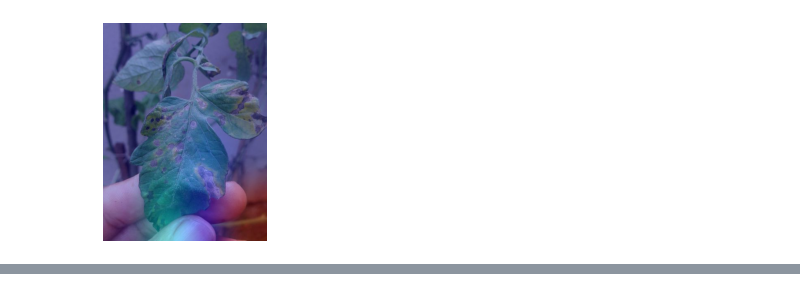
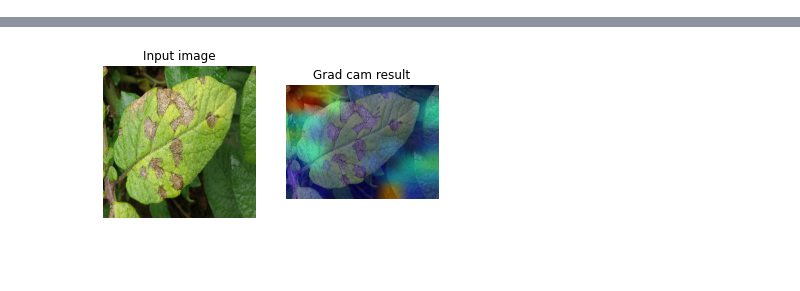
Before and after one commit to RajatShah03/plant-disease-classifier-e2e, a Jupyter notebook: grad-cam.ipynb, the cells around one changed output, grey strips where cells are left out. Drawn from its saved outputs; the diff is of its cells as text; code cells hidden in the pictures; blank space fills up the shorter version.

```diff
--- a/grad-cam.ipynb
+++ b/grad-cam.ipynb
@@ -39,5 +43,5 @@ _________________________________________________________________
 # %%
-last_conv_layer_name = "conv2d_5"
+last_conv_layer_name = "conv5_block3_out"
 # %%
 model.inputs, model.get_layer(last_conv_layer_name)
 # %% [output]
@@ -75,7 +79,7 @@ def make_gradcam_heatmap(img_arr, model, last_conv_layer_name, pred_idx=None):
     heatmap = tf.maximum(heatmap, 0) / tf.math.reduce_max(heatmap)
     return heatmap.numpy()
 # %%
-def save_and_display_gradcam(img_path, heatmap, cam_path="cam.jpg", alpha=0.4):
+def save_and_get_gradcam(img_path, heatmap, cam_path="cam.jpg", alpha=0.4):
     img = Keras.preprocessing.image.load_img(img_path)
     img = Keras.preprocessing.image.img_to_array(img)
 
@@ -95,12 +99,4 @@ def save_and_display_gradcam(img_path, heatmap, cam_path="cam.jpg", alpha=0.4):
 
     superimposed_img.save(cam_path)
 
-    plt.imshow(superimposed_img)
-    plt.axis("off")
+    return superimposed_img
-# %%
-img_path = "test-images/early-blight-tomato-1550839948.jpg"
-
-img_array = get_img_array(img_path, INPUT_SIZE)
-
-plt.imshow(np.squeeze(img_array).astype("uint8"))
-plt.axis("off");
@@ -117,6 +103,28 @@ Predicted: Potato___Late_blight
-# %%
-heatmap = make_gradcam_heatmap(img_array, model, last_conv_layer_name)
-
-save_and_display_gradcam(img_path, heatmap, alpha=0.6)
-# %% [output]
-[figure, removed]
+# %%
+def view_cam(img_path, alpha=0.5):
+    img_array = get_img_array(img_path, INPUT_SIZE)
+    class_names = pd.read_csv("assets/class_names.csv")["labels"].tolist()
+    pred = model.predict(img_array)
+    heatmap = make_gradcam_heatmap(img_array, model, last_conv_layer_name)
+
+    if not os.path.exists(cam_path):
+        os.mkdir(cam_path)
+    cam_n = max([int(i.split(".")[0]) for i in os.listdir(cam_path)], default=0) + 1
+
+    cam_img = save_and_get_gradcam(img_path, heatmap, cam_path=os.path.join(cam_path, f"{cam_n}.jpg"), alpha=alpha)
+
+    plt.subplot(1, 2, 1)
+    plt.imshow(np.squeeze(img_array).astype("uint8"))
+    plt.title("Input image")
+    plt.axis("off");
+
+    plt.subplot(1, 2, 2)
+    plt.imshow(cam_img)
+    plt.title("Grad cam result")
+    plt.axis("off");
+    print(f"Predicted: {class_names[np.argmax(pred[0])]}")
+# %%
+img_path = "test-images/poeb1.jpg"
+
+view_cam(img_path, alpha=0.8)
+# %% [output]
@@ -122,0 +133 @@ save_and_display_gradcam(img_path, heatmap, alpha=0.6)
+[figure, added]
```
Also changed, not shown: parts of 7 cells of this notebook, 16 other files.
